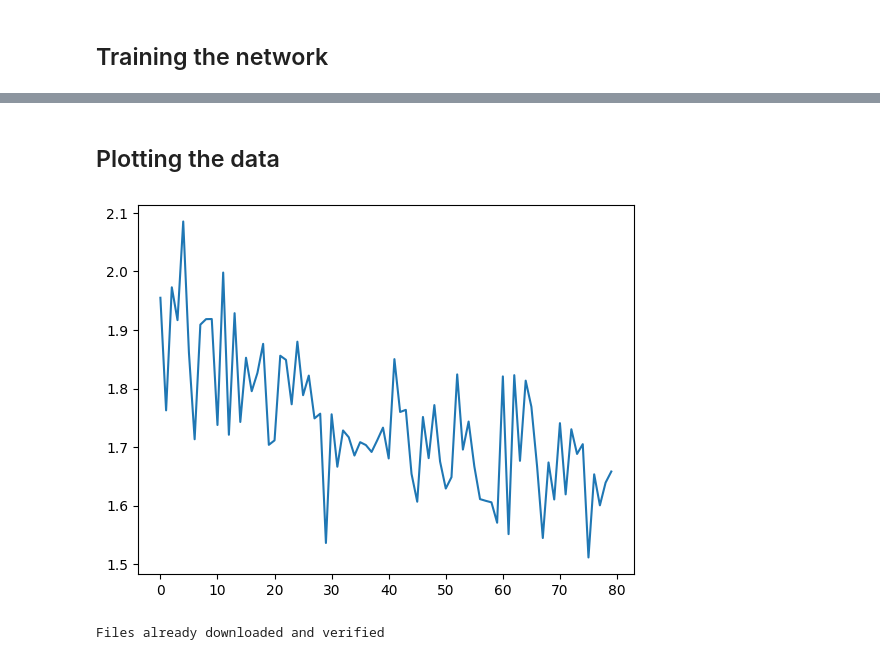
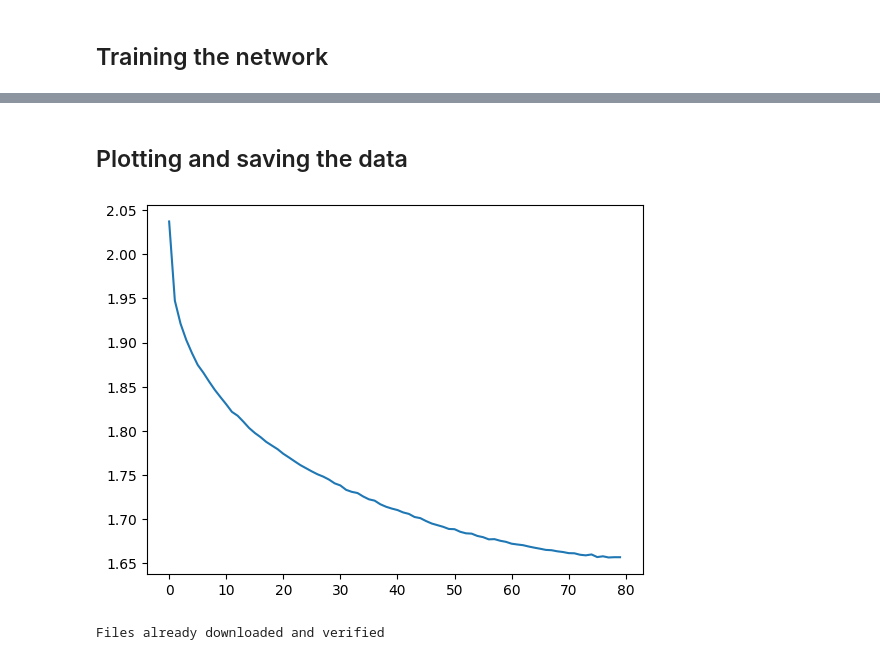
Before and after one commit to wisleythewise/QuaternionConvoltion, a Jupyter notebook: mainFinal.ipynb, the cells around one changed output, grey strips where cells are left out. Cells and saved outputs as stored; diff of their text form; code cells hidden in the pictures.

```diff
--- a/mainFinal.ipynb
+++ b/mainFinal.ipynb
@@ -296,7 +296,7 @@ for epoch in range(num_epochs):
         loss = criterion(outputs, labels)
         loss.backward()
         opt.step()
-        running_loss += loss/32
+        running_loss += loss.cpu().item()
         # print statistics
             # Print progress
     if (epoch+1) % 1 == 0:
@@ -311,11 +327,26 @@ KeyboardInterrupt:
 # %% [markdown]
-## Plotting the data
+## Plotting and saving the data
-# %%
-plt.plot(range(len(losses)), losses)
-plt.savefig('normalCNN.png')
-plt.show()
-# %% [output]
-[figure, removed]
+# %%
+import datetime
+import pandas as pd
+x = datetime.datetime.now()
+
+appendix = "QCNN"
+string = str(x.day) + "_" + str(x.hour) + "_" + str(x.minute) + "_" + str(x.second) + "_" + str(appendix)
+
+# Plotter
+plt.plot(range(len(losses)), losses)
+plt.savefig( f"./modelsParameters/{string}.png")
+plt.show()
+
+# Torch
+torch.save(model.state_dict(), f"./modelsParameters/{string}")
+
+# Pandas
+df = pd.DataFrame(losses, columns=["Losses"])
+df.to_csv( f"./modelsParameters/{string}.csv", index=False)
+# %% [output]
+[figure, added]
 # %%
 data_test = datasets.CIFAR10(root='data', train=False, download=True, transform=transform_test)
 testloader = torch.utils.data.DataLoader(data_test, batch_size=10000, shuffle=False, \
```
Also changed, not shown: parts of 6 cells of this notebook, 9 other files.
